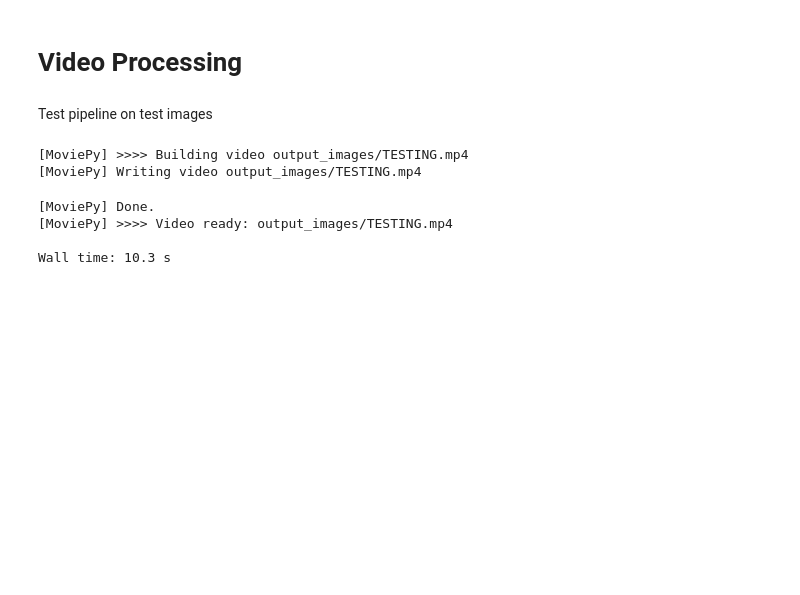
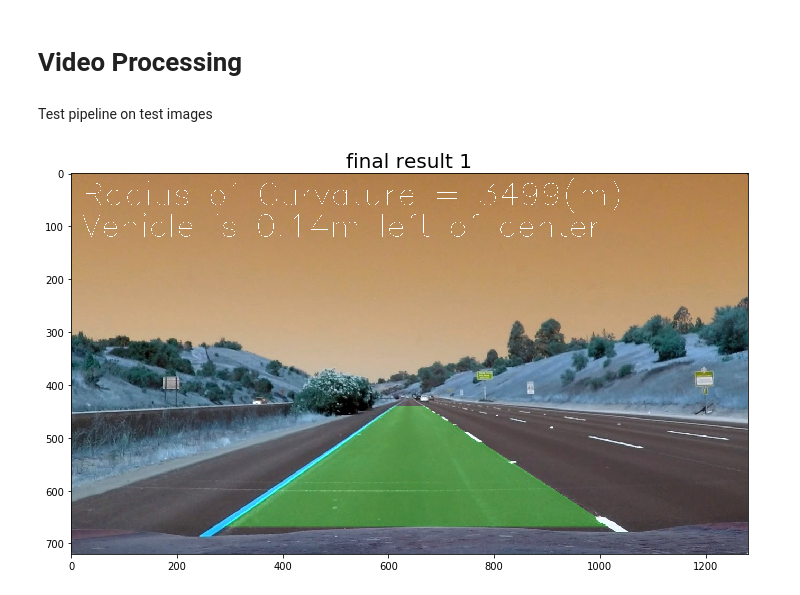
Before and after one commit to steve3424/CarND-Advanced-Lane-Lines, a Jupyter notebook: PROJECT SUBMISSION FILES/Project Notebook.ipynb, the cells around one changed output. Saved outputs shown, nothing was run; the diff lists cells and outputs as text; code cells hidden in the pictures; blank space fills up the shorter version.

```diff
--- a/PROJECT SUBMISSION FILES/Project Notebook.ipynb
+++ b/PROJECT SUBMISSION FILES/Project Notebook.ipynb
@@ -278,7 +295,7 @@ def fit_polynomial(binary_warped):
     else:
         leftx, lefty, rightx, righty = search_around_poly(binary_warped)
 
-    # Define conversions in x and y from pixels space to meters
+     # Define conversions in x and y from pixels space to meters
     ym_per_pix = 30/720 # meters per pixel in y dimension
     xm_per_pix = 3.7/700 # meters per pixel in x dimension
 
@@ -288,21 +305,18 @@ def fit_polynomial(binary_warped):
     right_fit = np.polyfit(righty, rightx, 2)
     right_fit_meters = np.polyfit(righty*ym_per_pix, rightx*xm_per_pix, 2)
 
+
     ## calculate base X position of each line using current polynomial fit and max Y position (719)
     left_line.line_base_pos = left_fit[0]*719**2 + left_fit[1]*719 + left_fit[2]
-    right_line.line_base_pos = right_fit[0]*719**2 + right_fit[1]*719 + right_fit[2]
+    right_base = right_fit[0]*719**2 + right_fit[1]*719 + right_fit[2]
 
-    # reject new line fit based on bad base position
+    # set limit for right lane line
     ## SOLVES BOTTOM RIGHT LANE PROBLEM AT ~42 SECONDS
-    if right_line.line_base_pos < 980:
+    # if right position is below 980 discard fit
+    if right_base < 980:
         right_fit = right_line.current_fit
-
-    # calculate difference between previous fit coefficients and current
-    # only calculate diffs if there is a previous fit aka self.detected == True
-    if left_line.detected == True:
-        left_line.diffs = np.absolute(left_fit - left_line.current_fit)
-    if right_line.detected == True:
-        right_line.diffs = np.absolute(right_fit - right_line.current_fit)
+    else:
+        right_line.line_base_pos = right_base
 
     # set object variables to left and right fit coefficients in both pixels and meters
     left_line.current_fit = left_fit
@@ -572,20 +563,18 @@ Test pipeline on test images
 # %%
-# test_images = glob.glob('test_images/*.jpg')
+test_images = glob.glob('test_images/*.jpg')
+image = cv2.imread(test_images[0])
+out_img = process_image(image)
+show_image(out_img, title='final result {}'.format(1))
 
 # for i,img in enumerate(test_images):
 #     image = cv2.imread(img)
 #     out_img = process_image(image)
 #     show_image(out_img, title='final result {}'.format(i+1))
+# %% [output]
+[figure, added]
 # %%
-vid_output = 'output_images/TESTING.mp4'
-clip1 = VideoFileClip("project_video.mp4")
-white_clip = clip1.fl_image(process_image)
-%time white_clip.write_videofile(vid_output, audio=False)
+# vid_output = 'output_images/output_video.mp4'
+# clip1 = VideoFileClip("project_video.mp4").subclip(40,43)
+# white_clip = clip1.fl_image(process_image)
+# %time white_clip.write_videofile(vid_output, audio=False)
-# %% [output]
-[MoviePy] >>>> Building video output_images/TESTING.mp4
-[MoviePy] Writing video output_images/TESTING.mp4
-[MoviePy] Done.
-[MoviePy] >>>> Video ready: output_images/TESTING.mp4
-
-Wall time: 10.3 s
 # %%
```
Also changed, not shown: parts of 15 cells of this notebook, 1 other file.
